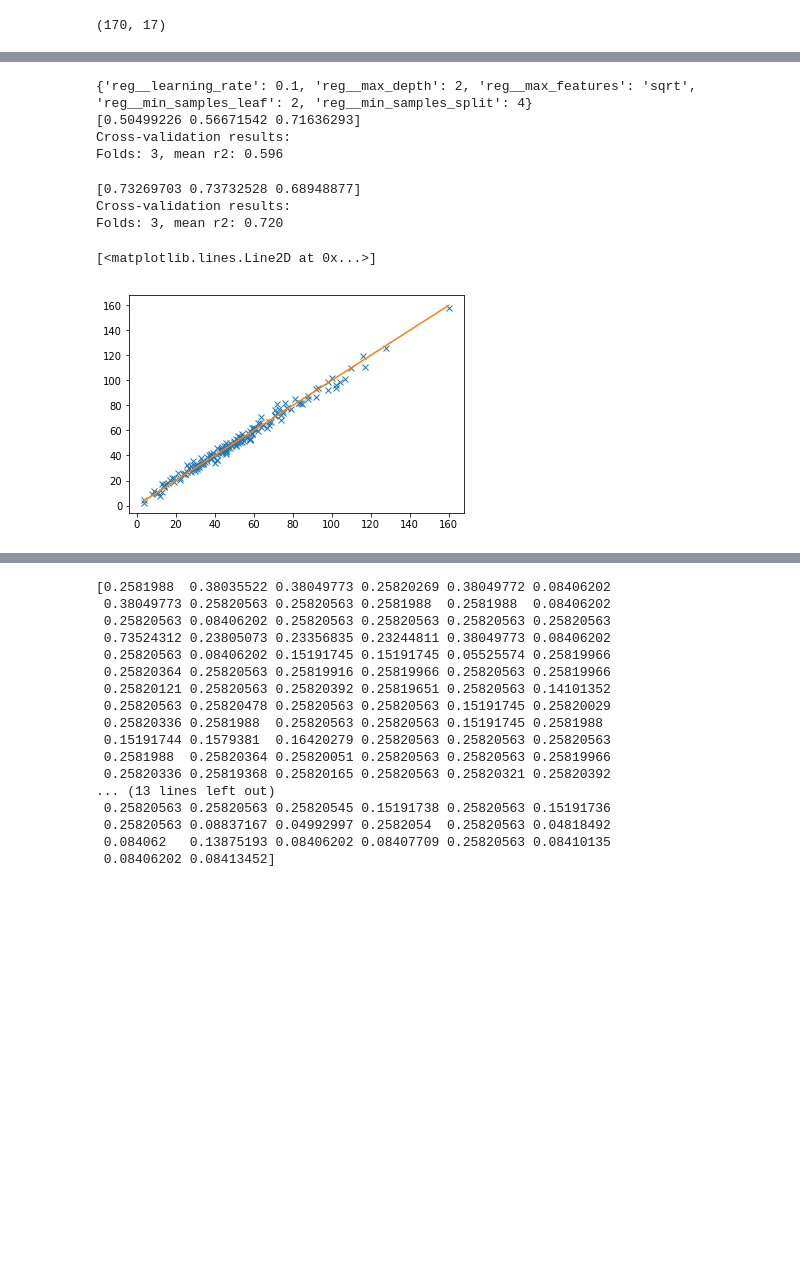
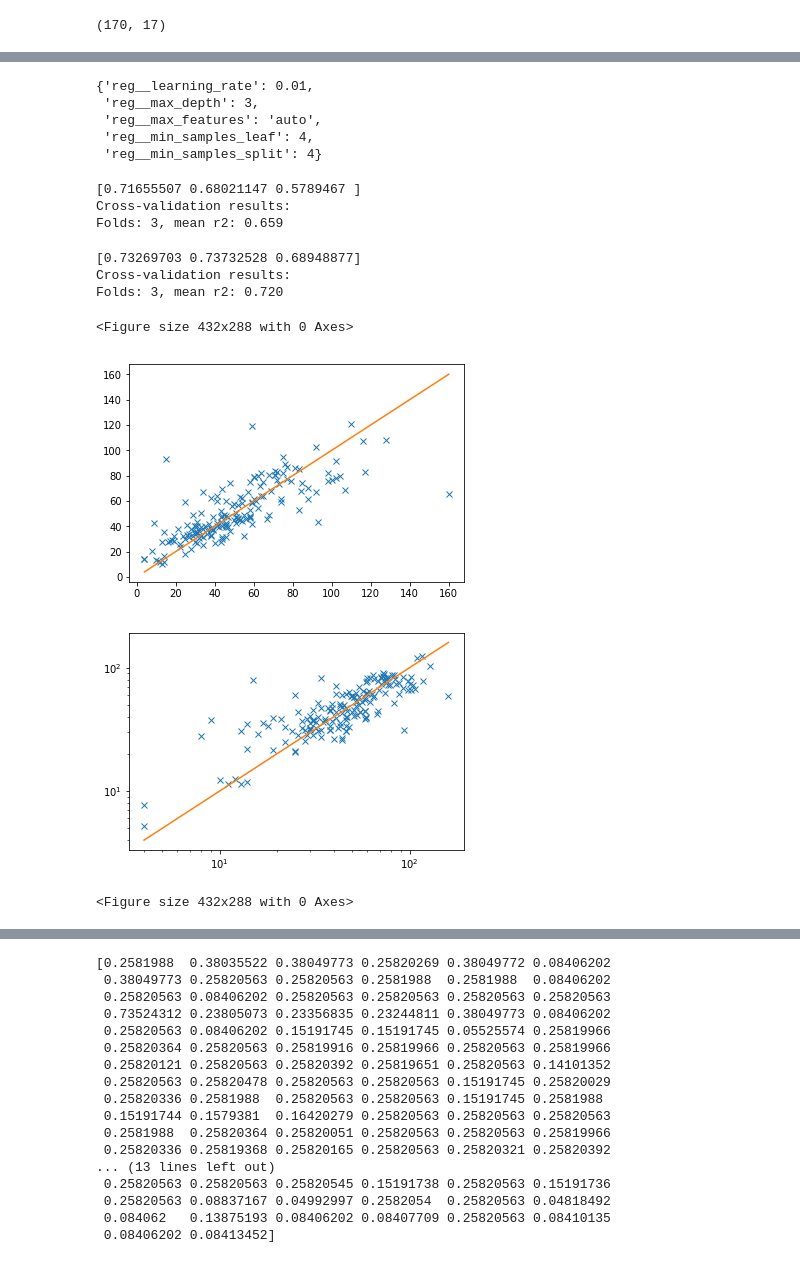
Before and after one commit to ahzeeshan/screening-ml, a Jupyter notebook: data-gen/model_features_trial2.ipynb, the cells around one changed output, grey strips where cells are left out. Saved outputs shown, nothing was run; the diff lists cells and outputs as text; code cells hidden in the pictures; blank space fills up the shorter version.

```diff
--- a/data-gen/model_features_trial2.ipynb
+++ b/data-gen/model_features_trial2.ipynb
@@ -306,38 +312,41 @@ s = pickle.dump(reg2,open( "reg2_features.p", "wb" ))
 # %%
 coeff=2
 y = data['ydata'][:,coeff]
-#params=models_and_parameters['brg'][1]
 params = {'reg__max_depth': [2,3,4,10,20,50],
             'reg__min_samples_leaf': [2,3,4,10],
             'reg__learning_rate':[0.01, 0.1],
             'reg__max_features':['auto', 'sqrt', 'log2'],
             'reg__min_samples_split':[2,3,4]}
-             #'reg__subsample':[0.3,0.4,0.5,1.0]}
 scaler = preprocessing.StandardScaler()
 inner_cv = KFold(n_splits=3, shuffle=True)
 outer_cv = KFold(n_splits=3, shuffle=True)
-#model=linear_model.BayesianRidge(normalize=False)
-model = GradientBoostingRegressor(n_estimators = 500, learning_rate=0.01, min_samples_split=2, max_features='sqrt', loss='ls', subsample=0.4)
+model = GradientBoostingRegressor(n_estimators = 500, learning_rate=0.01, loss='ls')
 scaler = preprocessing.StandardScaler()
 pipeline = Pipeline([('transformer', scaler), ('reg', model)])
+# %%
+reg3 = GridSearchCV(estimator=pipeline, param_grid=params, cv=inner_cv, n_jobs=-1)
+#model = GradientBoostingRegressor(n_estimators = 500, learning_rate=0.1, min_samples_split=2, max_features='sqrt', loss='ls', subsample=0.4)
+#reg3 = Pipeline([('transformer', scaler), ('reg', model)])
+reg3.fit(X,y)
+reg3.best_params_
+# %% [output]
+{'reg__learning_rate': 0.01,
+ 'reg__max_depth': 3,
+ 'reg__max_features': 'auto',
+ 'reg__min_samples_leaf': 4,
+ 'reg__min_samples_split': 4}
 # %%
-reg3 = GridSearchCV(estimator=pipeline, param_grid=params, cv=inner_cv,n_jobs=-1)
-model = GradientBoostingRegressor(n_estimators = 500, learning_rate=0.1, min_samples_split=2, max_features='sqrt', loss='ls', subsample=0.4)
-#reg3 = Pipeline([('transformer', scaler), ('reg', model)])
-reg3.fit(X,y)
-print(reg3.best_params_)
-scores=cross_val_score(reg3, X=X, y=y, scoring='neg_mean_squared_error',cv=outer_cv)
-r2scores=cross_val_score(reg3, X=X, y=y, scoring='r2',cv=outer_cv)
+scores=cross_val_score(reg3.best_estimator_, X=X, y=y, scoring='neg_mean_squared_error',cv=outer_cv)
+r2scores=cross_val_score(reg3.best_estimator_, X=X, y=y, scoring='r2',cv=outer_cv)
 print(r2scores)
 rmse_scores = [np.sqrt(abs(s)) for s in scores]
 print('Cross-validation results:')
-#print('Folds: %i, mean RMSE: %.3f' % (len(scores), np.mean(np.abs(rmse_scores))))
 print('Folds: %i, mean r2: %.3f' % (len(r2scores), np.mean(r2scores)))
+#evaluate_avg(reg3.best_estimator_, X, data['ydata'][:,2], n = 10 , scoring='neg_mean_squared_log_error')
 # %% [output]
-{'reg__learning_rate': 0.1, 'reg__max_depth': 2, 'reg__max_features': 'sqrt', 'reg__min_samples_leaf': 2, 'reg__min_samples_split': 4}
-[0.50499226 0.56671542 0.71636293]
+[0.71655507 0.68021147 0.5789467 ]
 Cross-validation results:
-Folds: 3, mean r2: 0.596
+Folds: 3, mean r2: 0.659
 # %%
 #Without GridSearch
 model = GradientBoostingRegressor(n_estimators = 500, learning_rate=0.1, min_samples_split=4, max_features='sqrt', min_samples_leaf = 2, max_depth = 2, loss='ls', subsample=0.4)
@@ -355,9 +364,3 @@ print('Folds: %i, mean r2: %.3f' % (len(r2scores), np.mean(r2scores)))
 [0.73269703 0.73732528 0.68948877]
 Cross-validation results:
 Folds: 3, mean r2: 0.720
-# %%
-plt.plot(y, reg3.predict(X),'x')
-plt.plot(np.linspace(min(y), max(y), 100), np.linspace(min(y), max(y), 100))
-# %% [output]
-[<matplotlib.lines.Line2D at 0x...>]
-[figure, removed]
@@ -390 +367,16 @@ pf_rf.xy_plot(x_col=y,
+# %%
+y = data['ydata'][:,2]
+plt.plot(y, cross_val_predict(reg3.best_estimator_, X, y, cv = outer_cv),'x')
+plt.plot(np.linspace(min(y), max(y), 100), np.linspace(min(y), max(y), 100))
+
+plt.figure()
+plt.loglog(y, cross_val_predict(reg3.best_estimator_, X, y, cv = outer_cv), 'x')
+plt.loglog(np.linspace(min(y), max(y), 100), np.linspace(min(y), max(y), 100))
+plt.figure()
+#mean_squared_log_error(y, cross_val_predict(reg3.best_estimator_, X, y, cv = inner_cv))
+# %% [output]
+<Figure size 432x288 with 0 Axes>
+[figure, added]
+[figure, added]
+<Figure size 432x288 with 0 Axes>
 # %%
```
Also changed, not shown: parts of 43 cells of this notebook, 1 other file.
